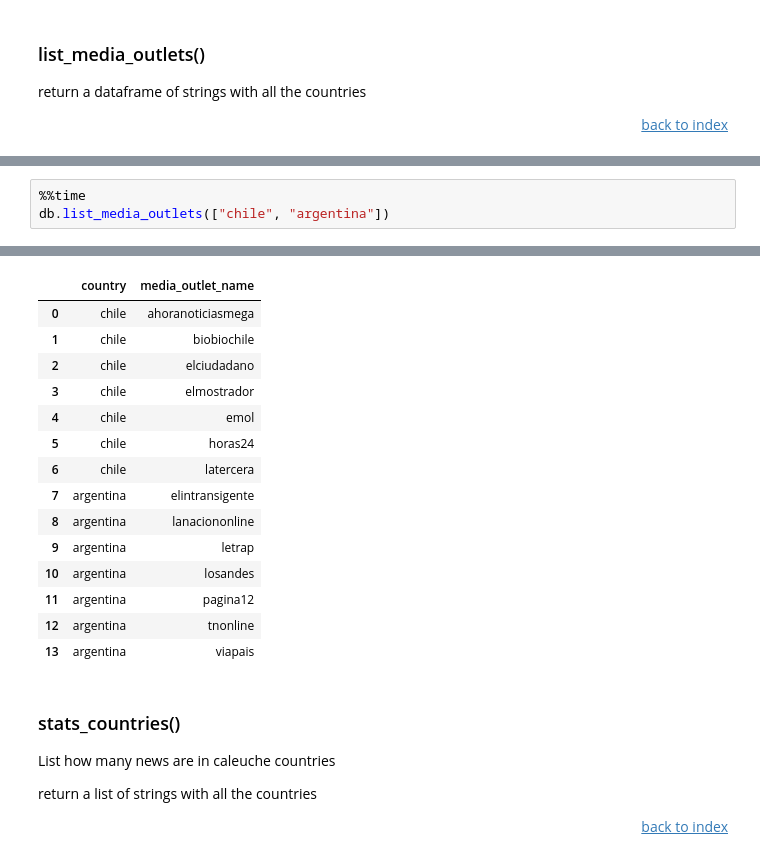
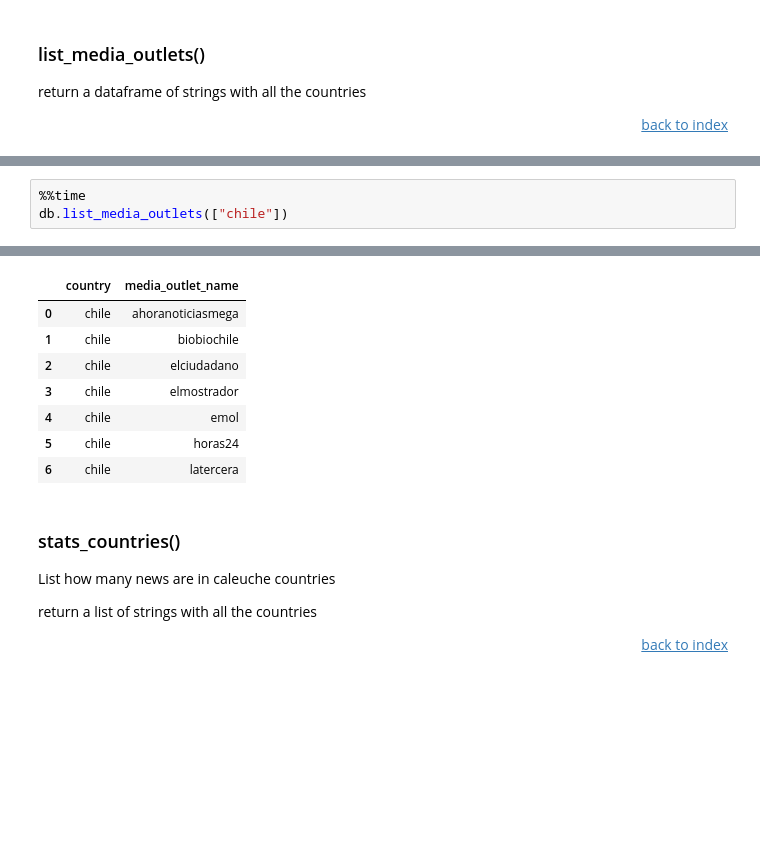
Before and after one commit to TeamSophia2/pySophia2, a Jupyter notebook: Example_notebook.ipynb, the cells around one changed output, grey strips where cells are left out. Drawn from its saved outputs; the diff is of its cells as text; blank space fills up the shorter version.

```diff
--- a/Example_notebook.ipynb
+++ b/Example_notebook.ipynb
@@ -159,5 +157,5 @@ Wall time: 5.67 s
 | 178 | venezuela | periodicodeldelta |
 # %%
 %%time
-db.list_media_outlets(["chile", "argentina"])
+db.list_media_outlets(["chile"])
 # %% [output]
@@ -165,18 +163,11 @@ Wall time: 297 ms
 |  | country | media_outlet_name |
 | 0 | chile | ahoranoticiasmega |
 | 1 | chile | biobiochile |
 | 2 | chile | elciudadano |
 | 3 | chile | elmostrador |
 | 4 | chile | emol |
 | 5 | chile | horas24 |
 | 6 | chile | latercera |
-| 7 | argentina | elintransigente |
-| 8 | argentina | lanaciononline |
-| 9 | argentina | letrap |
-| 10 | argentina | losandes |
-| 11 | argentina | pagina12 |
-| 12 | argentina | tnonline |
-| 13 | argentina | viapais |
 # %% [markdown]
 ### stats_countries()
 List how many news are in caleuche countries
```
Also changed, not shown: parts of 30 cells of this notebook, 8 other files.
